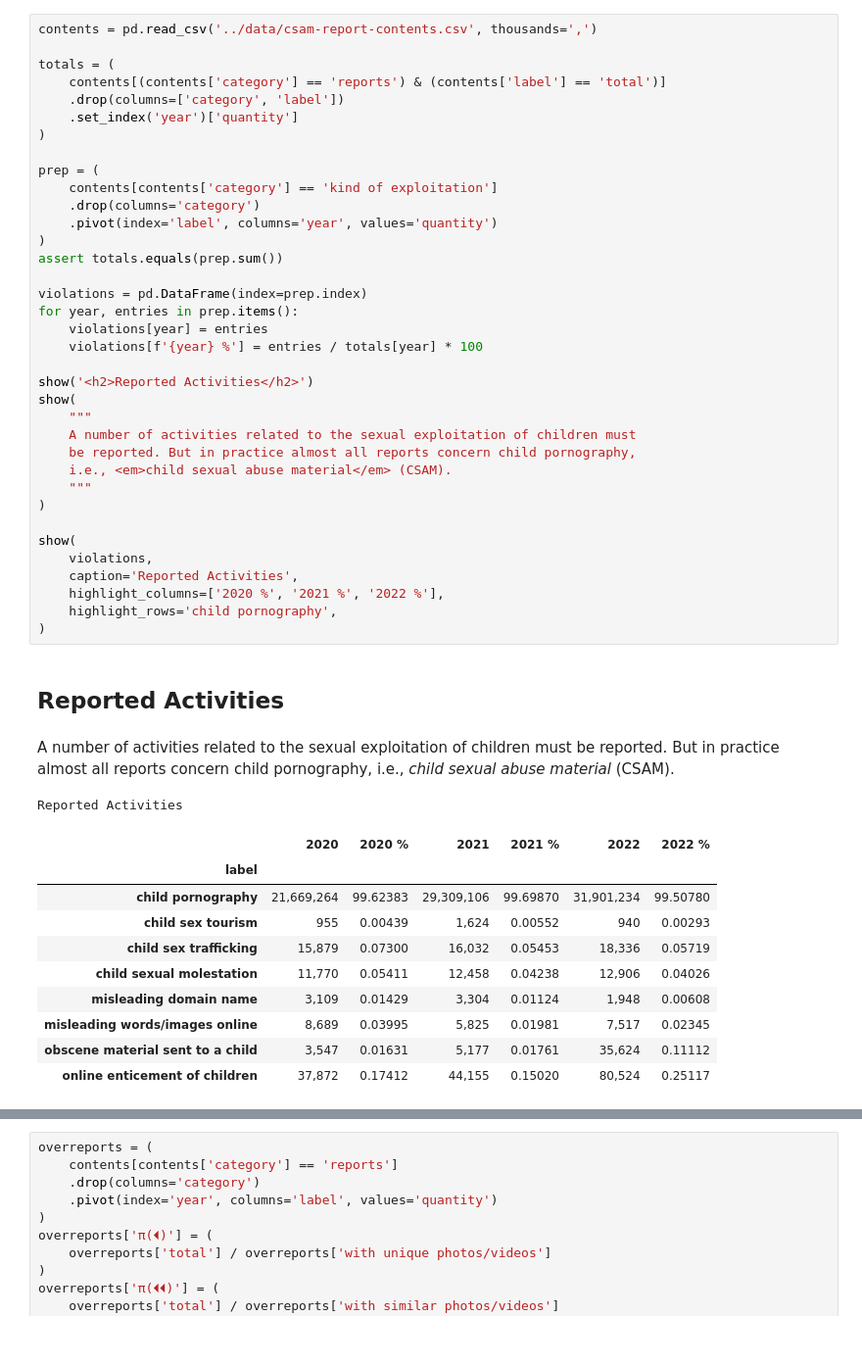
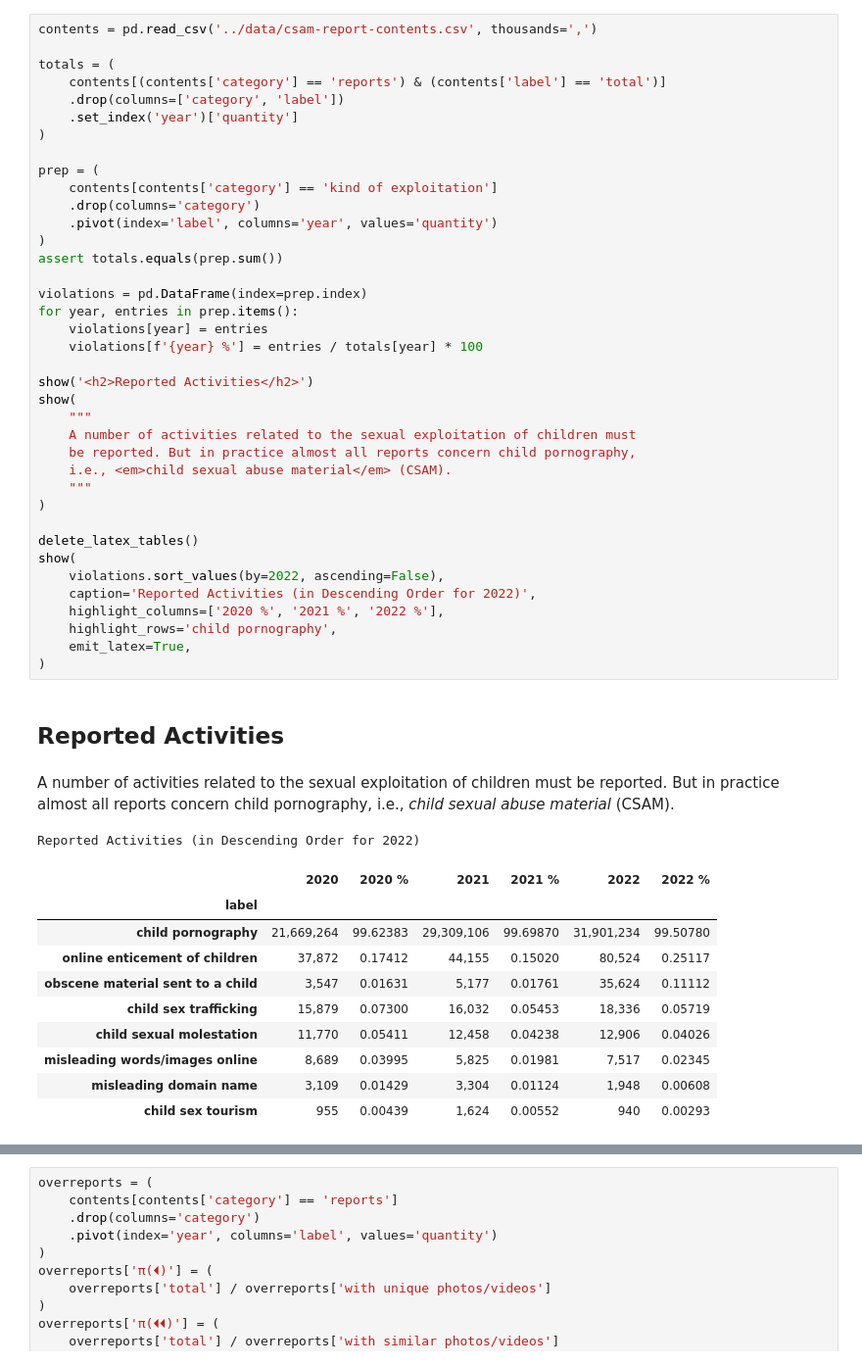
Before and after one commit to apparebit/diaphanous, a Jupyter notebook: analysis/reports.ipynb, the cells around one changed output, grey strips where cells are left out. Shown at 98% size. Cells and saved outputs as stored; diff of their text form.

```diff
--- a/analysis/reports.ipynb
+++ b/analysis/reports.ipynb
@@ -96,43 +93,45 @@ prep = (
     contents[contents['category'] == 'kind of exploitation']
     .drop(columns='category')
     .pivot(index='label', columns='year', values='quantity')
 )
 assert totals.equals(prep.sum())
 
 violations = pd.DataFrame(index=prep.index)
 for year, entries in prep.items():
     violations[year] = entries
     violations[f'{year} %'] = entries / totals[year] * 100
 
 show('<h2>Reported Activities</h2>')
 show(
     """
     A number of activities related to the sexual exploitation of children must
     be reported. But in practice almost all reports concern child pornography,
     i.e., <em>child sexual abuse material</em> (CSAM).
     """
 )
 
+delete_latex_tables()
 show(
-    violations,
-    caption='Reported Activities',
+    violations.sort_values(by=2022, ascending=False),
+    caption='Reported Activities (in Descending Order for 2022)',
     highlight_columns=['2020 %', '2021 %', '2022 %'],
     highlight_rows='child pornography',
+    emit_latex=True,
 )
 # %% [output]
 Reported Activities
 A number of activities related to the sexual exploitation of children must be reported. But in practice almost all reports concern child pornography, i.e., child sexual abuse material (CSAM).
-Reported Activities
+Reported Activities (in Descending Order for 2022)
 |  | 2020 | 2020 % | 2021 | 2021 % | 2022 | 2022 % |
 | label |  |  |  |  |  |  |
 | child pornography | 21,669,264 | 99.62383 | 29,309,106 | 99.69870 | 31,901,234 | 99.50780 |
-| child sex tourism | 955 | 0.00439 | 1,624 | 0.00552 | 940 | 0.00293 |
+| online enticement of children | 37,872 | 0.17412 | 44,155 | 0.15020 | 80,524 | 0.25117 |
+| obscene material sent to a child | 3,547 | 0.01631 | 5,177 | 0.01761 | 35,624 | 0.11112 |
 | child sex trafficking | 15,879 | 0.07300 | 16,032 | 0.05453 | 18,336 | 0.05719 |
 | child sexual molestation | 11,770 | 0.05411 | 12,458 | 0.04238 | 12,906 | 0.04026 |
+| misleading words/images online | 8,689 | 0.03995 | 5,825 | 0.01981 | 7,517 | 0.02345 |
 | misleading domain name | 3,109 | 0.01429 | 3,304 | 0.01124 | 1,948 | 0.00608 |
-| misleading words/images online | 8,689 | 0.03995 | 5,825 | 0.01981 | 7,517 | 0.02345 |
-| obscene material sent to a child | 3,547 | 0.01631 | 5,177 | 0.01761 | 35,624 | 0.11112 |
-| online enticement of children | 37,872 | 0.17412 | 44,155 | 0.15020 | 80,524 | 0.25117 |
+| child sex tourism | 955 | 0.00439 | 1,624 | 0.00552 | 940 | 0.00293 |
 # %%
 pieces = (
     contents[contents['category'] == 'attachments']
```
Also changed, not shown: parts of 4 cells of this notebook, 3 other files.
